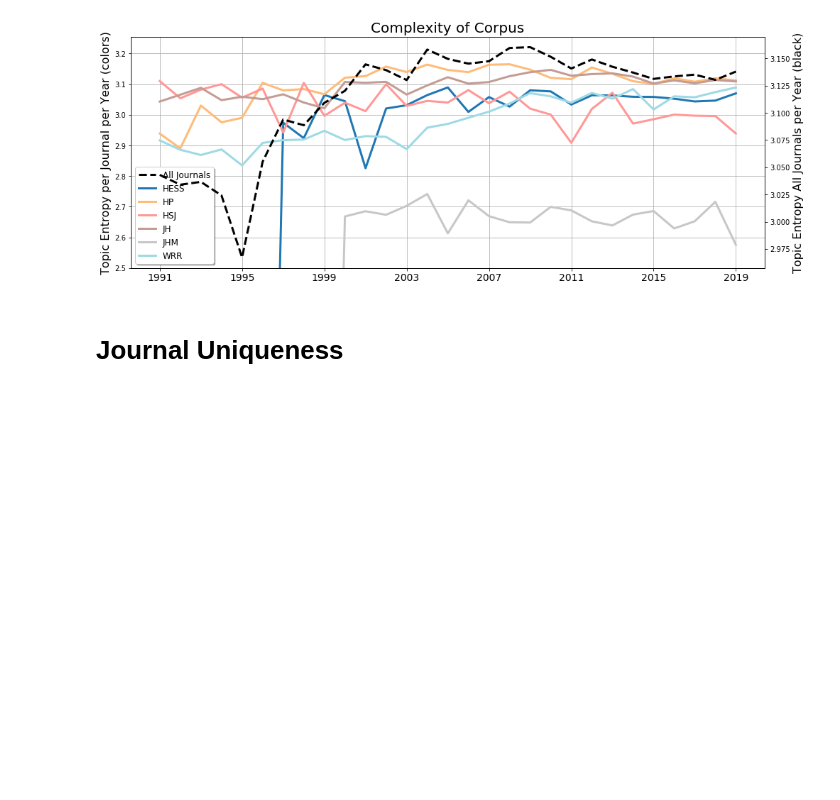
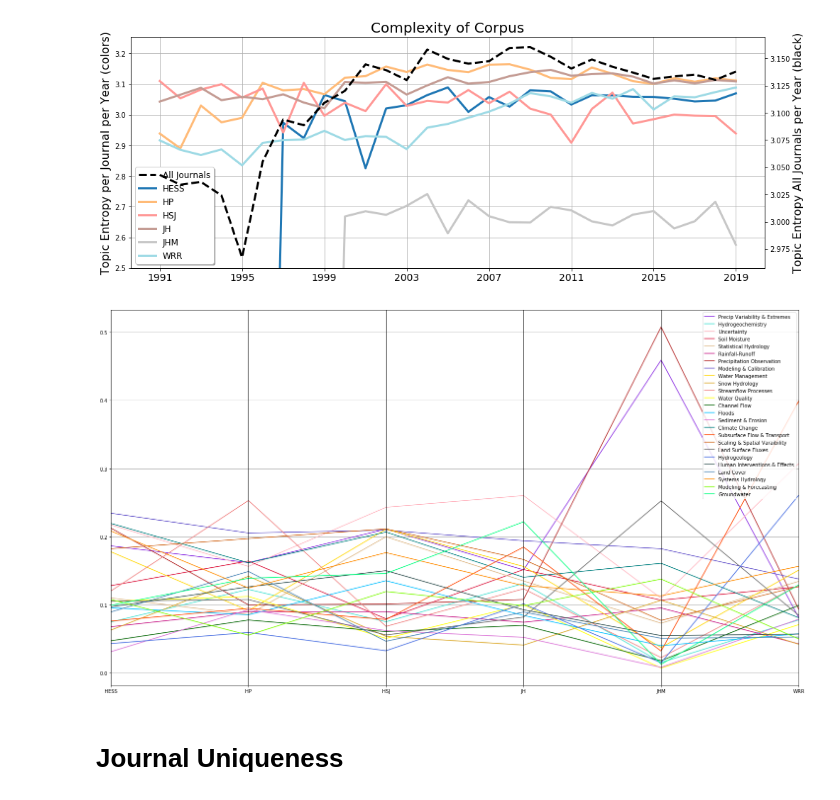
Before and after one commit to mashrekur/topic_modeling_hydrology, a Jupyter notebook: 6_journal_analysis.ipynb, the cells around one changed output. Saved outputs shown, nothing was run; the diff lists cells and outputs as text; code cells hidden in the pictures; blank space fills up the shorter version.

```diff
--- a/6_journal_analysis.ipynb
+++ b/6_journal_analysis.ipynb
@@ -272,6 +273,23 @@ ax.grid()
 plt.savefig('figures/corpus_entropy.png')
 # %% [output]
 [figure]
+# %%
+#parallel coordinates plot
+
+#create dataframe of index, columns and data
+df_plotdata = pd.DataFrame(index = topic_names, columns = journals, data = np.transpose(plotdata))
+df_plotdata.index.name = "topics"
+df_plotdata = df_plotdata.reset_index()
+
+#plot figure
+fig = plt.figure(figsize=(25,14))
+gs = fig.add_gridspec(1,4)
+pd.plotting.parallel_coordinates(df_plotdata, "topics", color = list(custom_colors.values())[0:25],
+                                axvlines = 'Yes', sort_labels = 'Yes')
+# Save figure
+plt.savefig('figures/parallel_coordinate_entropy.png')
+# %% [output]
+[figure, added]
 # %% [markdown]
 # Journal Uniqueness
 # %%
```
Also changed, not shown: parts of 2 cells of this notebook, 1 other file.
